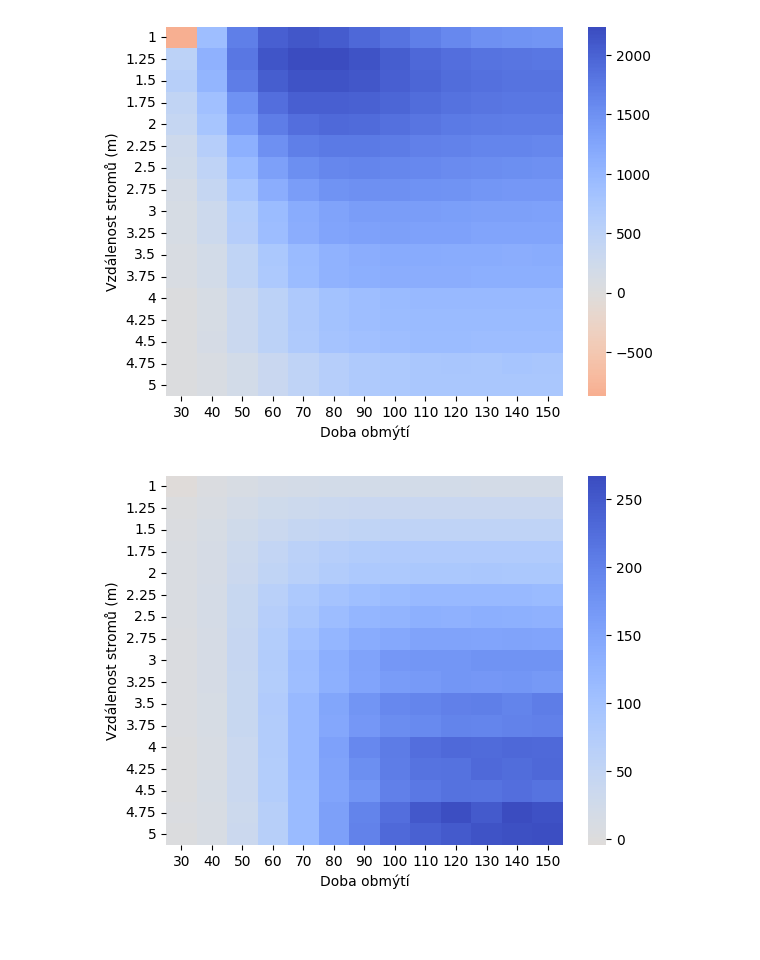
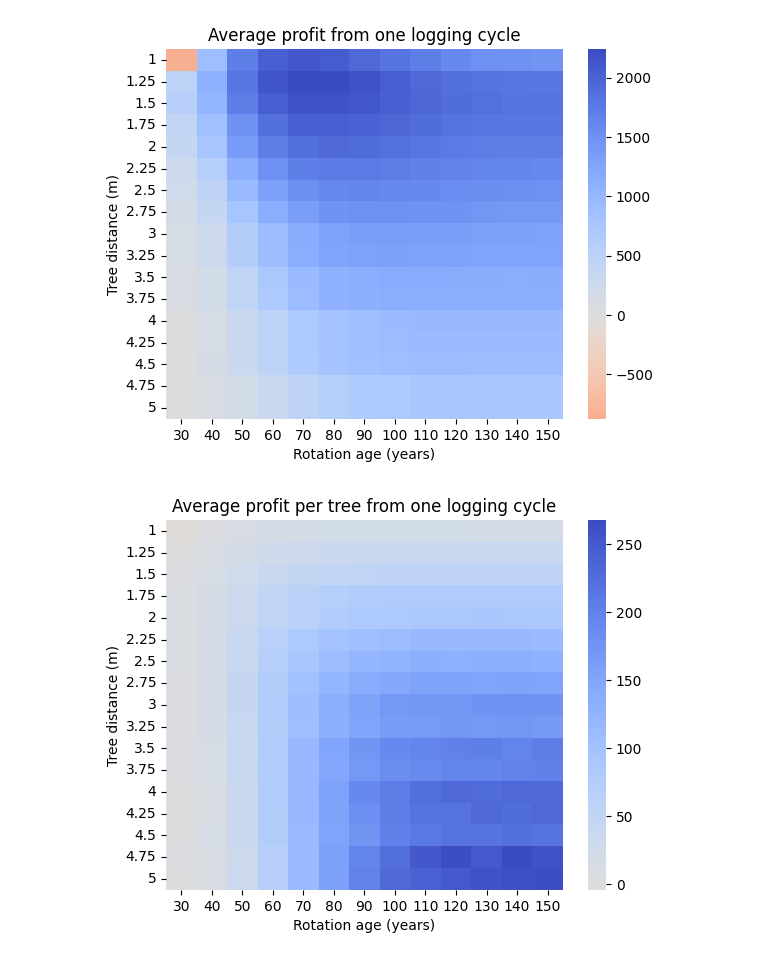
Before and after one commit to matejpekar/tree-rotation-age-model, a Jupyter notebook: analysis.ipynb, the cells around one changed output. Saved outputs shown, nothing was run; the diff lists cells and outputs as text; code cells hidden in the pictures; blank space fills up the shorter version.

```diff
--- a/analysis.ipynb
+++ b/analysis.ipynb
@@ -18,20 +9,19 @@ MEAN = 8
 # %%
 import seaborn as sns
 import matplotlib.pyplot as plt
-from matplotlib.colors import LinearSegmentedColormap
 
 mean_profit_heatmap = pd.DataFrame()
 for run in filter(lambda x: x.find('.') == -1, df.columns[1:]):
     mean_profit_heatmap.at[df[run][1], df[run][0]] = float(df[run][MEAN])
 
 
 sns.heatmap(mean_profit_heatmap, center=0, cmap=sns.color_palette('coolwarm', as_cmap=True).reversed())
-# plt.title('Průměrný zisk z jedno těžební obnobí')
-plt.xlabel('Doba obmýtí')
-plt.ylabel('Vzdálenost stromů (m)')
+plt.title('Average profit from one logging cycle')
+plt.xlabel('Rotation age (years)')
+plt.ylabel('Tree distance (m)')
 plt.show()
 # %% [output]
-[figure, old version]
+[figure, new version]
 # %%
 import seaborn as sns
 import matplotlib.pyplot as plt
@@ -42,12 +32,12 @@ for run in filter(lambda x: x.find('.') == -1, df.columns[1:]):
     mean_tree_profit_heatmap.at[df[run][1], df[run][0]] = float(df[f'{run}.2'][MEAN])
 
 sns.heatmap(mean_tree_profit_heatmap, center=0, cmap=sns.color_palette('coolwarm', as_cmap=True).reversed())
-# plt.title('Průměrný zisk za strom z jedno těžební obnobí')
-plt.xlabel('Doba obmýtí')
-plt.ylabel('Vzdálenost stromů (m)')
+plt.title('Average profit per tree from one logging cycle')
+plt.xlabel('Rotation age (years)')
+plt.ylabel('Tree distance (m)')
 plt.show()
 # %% [output]
-[figure, old version]
+[figure, new version]
 # %%
 import seaborn as sns
 import matplotlib.pyplot as plt
```
Also changed, not shown: parts of 8 cells of this notebook.
